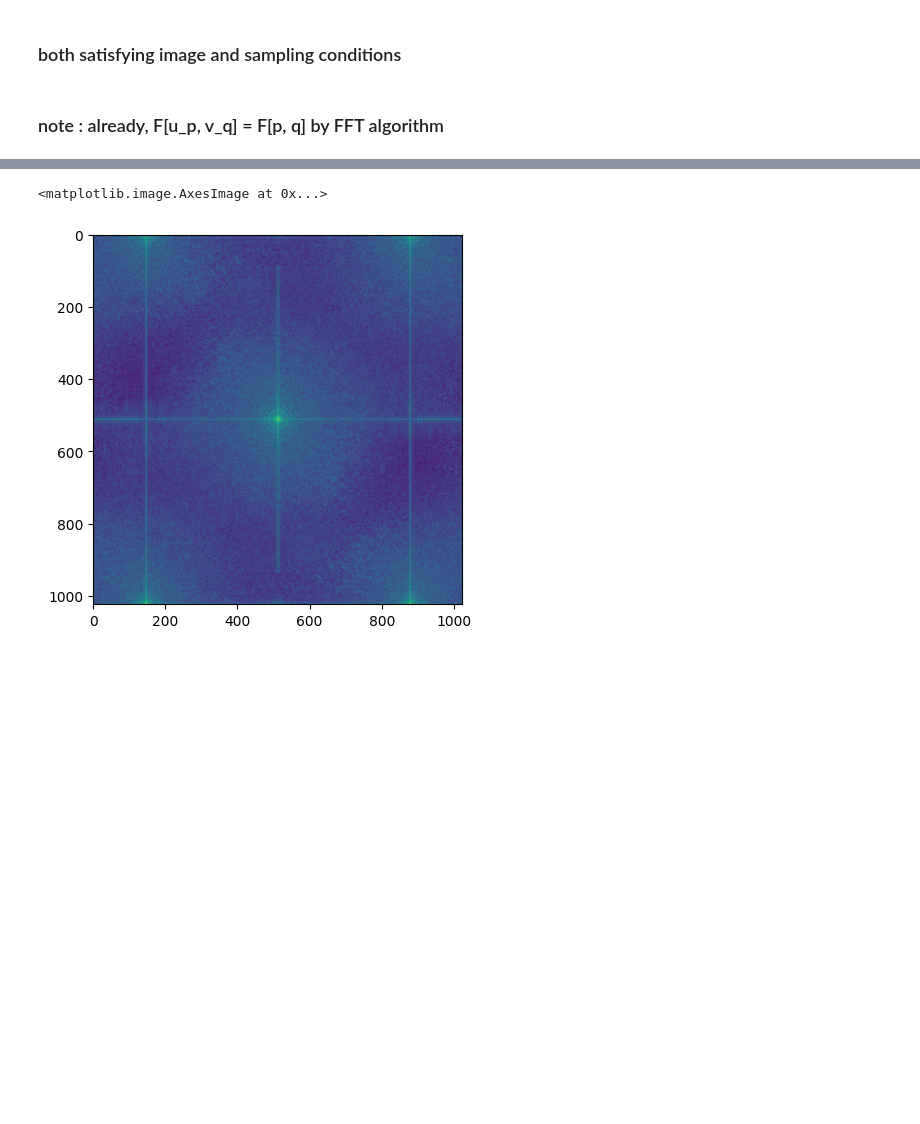
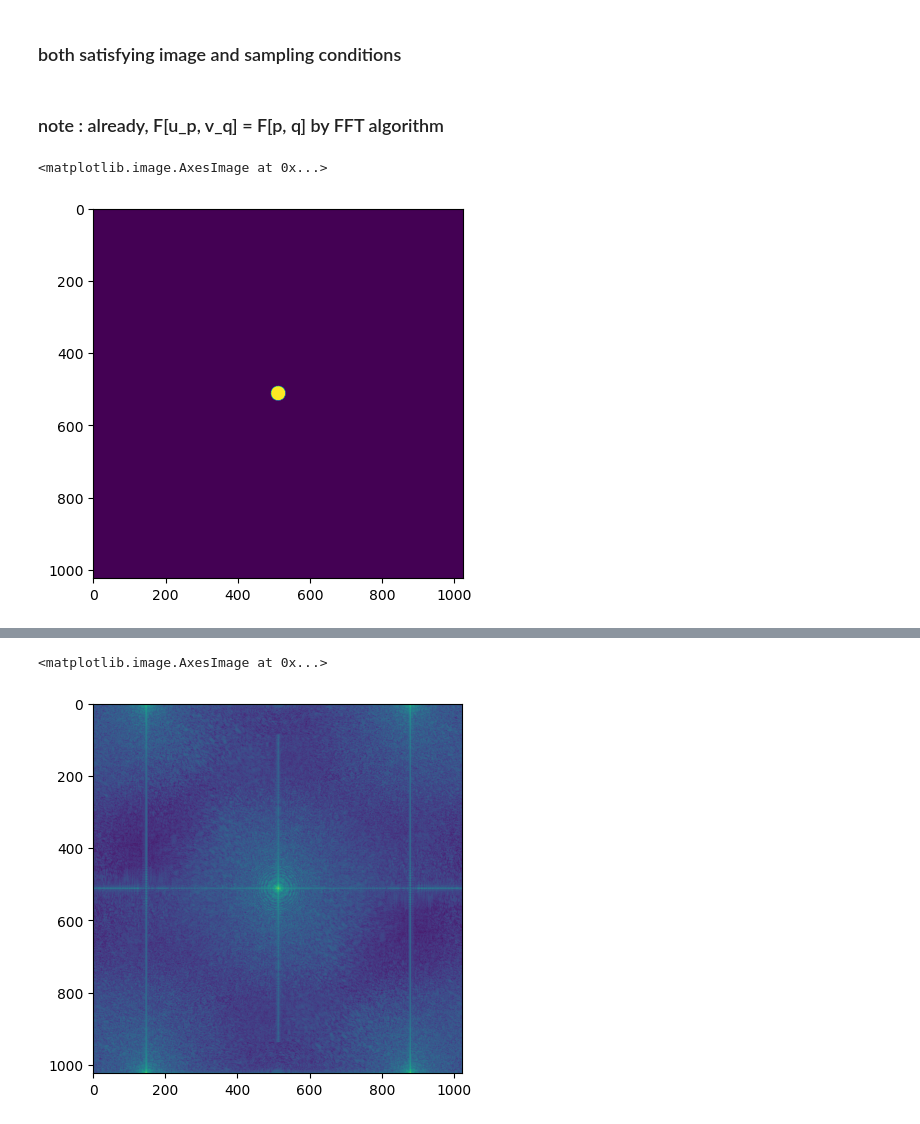
Before and after one commit to rkka02/holography_v0, a Jupyter notebook: holo.ipynb, the cells around one changed output, grey strips where cells are left out. Saved outputs shown, nothing was run; the diff lists cells and outputs as text; code cells hidden in the pictures; blank space fills up the shorter version.

```diff
--- a/holo.ipynb
+++ b/holo.ipynb
@@ -72,3 +72,13 @@ cm = 1e-2
 mm = 1e-3
 um = 1e-6
 nm = 1e-9
+# %%
+a = np.zeros((1024, 1024))
+x = np.arange(-512, 512)
+y = np.arange(-512, 512)
+X, Y = np.meshgrid(x, y)
+a[X**2+Y**2<=400] = 1
+plt.imshow(a)
+# %% [output]
+<matplotlib.image.AxesImage at 0x...>
+[figure, added]
```
Also changed, not shown: parts of 4 cells of this notebook, 1 other file.
